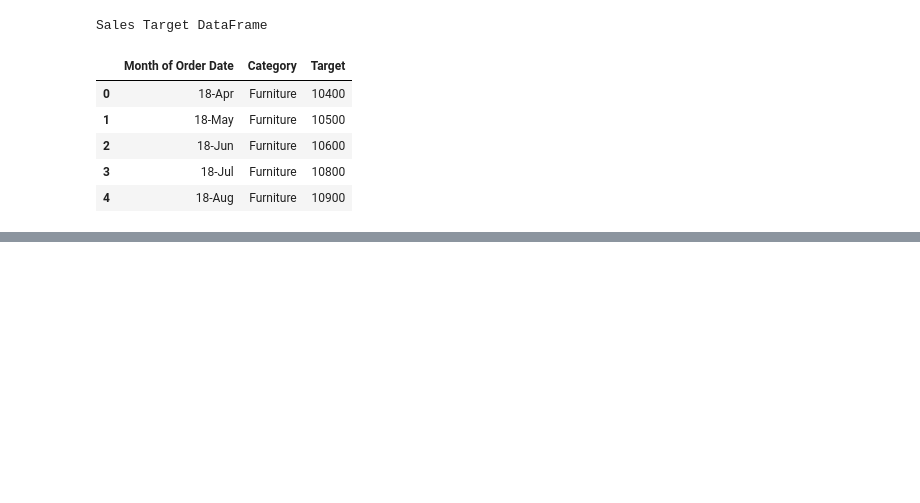
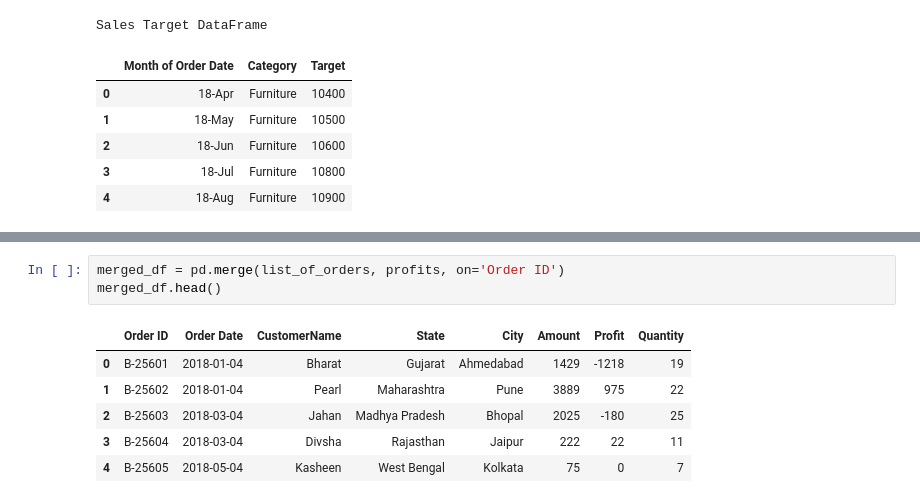
Before and after one commit to aa-ryan/Sales_analysis, a Jupyter notebook: Solution.ipynb, the cells around one changed output, grey strips where cells are left out. Cells and saved outputs as stored; diff of their text form; blank space fills up the shorter version.

```diff
--- a/Solution.ipynb
+++ b/Solution.ipynb
@@ -130,0 +203,10 @@ Sales Target DataFrame
+# %%
+merged_df = pd.merge(list_of_orders, profits, on='Order ID')
+merged_df.head()
+# %% [output]
+|  | Order ID | Order Date | CustomerName | State | City | Amount | Profit | Quantity |
+| 0 | B-25601 | 2018-01-04 | Bharat | Gujarat | Ahmedabad | 1429 | -1218 | 19 |
+| 1 | B-25602 | 2018-01-04 | Pearl | Maharashtra | Pune | 3889 | 975 | 22 |
+| 2 | B-25603 | 2018-03-04 | Jahan | Madhya Pradesh | Bhopal | 2025 | -180 | 25 |
+| 3 | B-25604 | 2018-03-04 | Divsha | Rajasthan | Jaipur | 222 | 22 | 11 |
+| 4 | B-25605 | 2018-05-04 | Kasheen | West Bengal | Kolkata | 75 | 0 | 7 |
```
Also changed, not shown: parts of 20 cells of this notebook.
